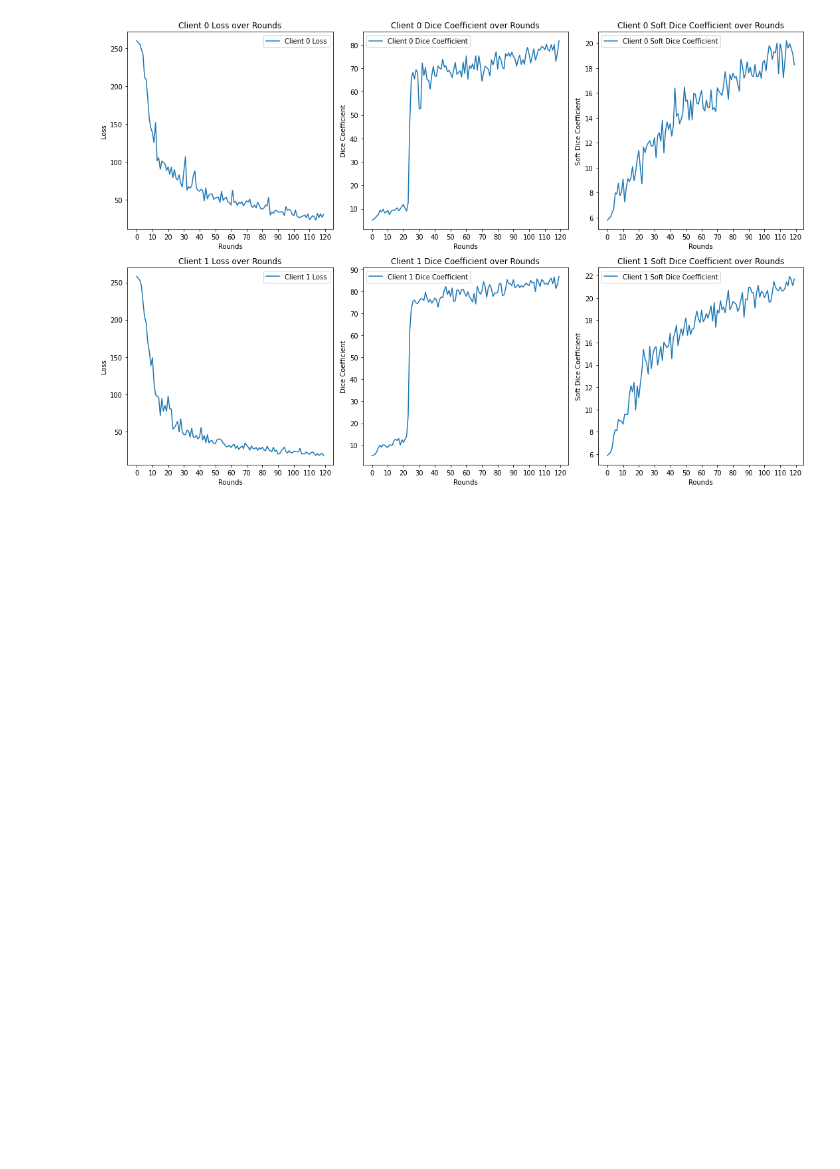
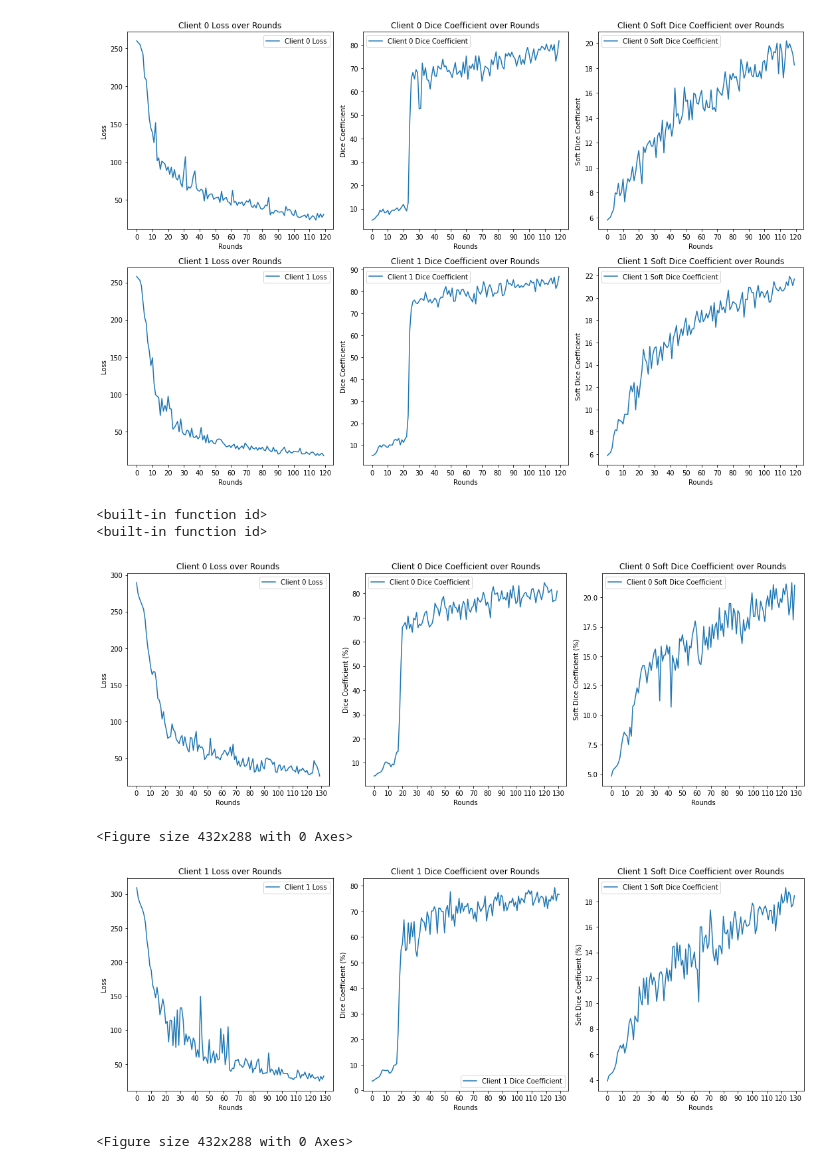
Before and after one commit to jeremyscodes/Training-a-U-Net-Model-for-Brain-Tumour-Segmentation-Using-Federated-Learning, a Jupyter notebook: Flower_New_Adapted_Flwr_1_5/plots.ipynb, the cells around one changed output. Drawn from its saved outputs; the diff is of its cells as text; code cells hidden in the pictures; blank space fills up the shorter version.

```diff
--- a/Flower_New_Adapted_Flwr_1_5/plots.ipynb
+++ b/Flower_New_Adapted_Flwr_1_5/plots.ipynb
@@ -56,3 +56,61 @@ plt.tight_layout()
 plt.show()
 # %% [output]
 [figure]
+# %%
+# Read in the .npy files from Flower_New_Adapted_Flwr_1_5 directory
+import numpy as np
+import matplotlib.pyplot as plt
+
+for client_id in range(0,2):
+    plt.figure(figsize=(15, 5 * 2))
+    idx=client_id
+    print(id)
+    losses = np.load(f'Plots/X_client_{client_id}_losses.npy')
+    dice_coefs = np.load(f'Plots/X_client_{client_id}_dice_coefs.npy')
+    soft_dice_coefs = np.load(f'Plots/X_client_{client_id}_soft_dice_coefs.npy')
+    losses = [100.0 * data for data in losses]
+    dice_coefs = [100.0 * data for data in dice_coefs]
+    soft_dice_coefs = [100.0 * data for data in soft_dice_coefs]
+
+    # Plotting Loss for the client
+    plt.subplot(2, 3, idx * 3 + 1)
+    plt.plot(losses, label=f'Client {client_id} Loss')
+    plt.title(f'Client {client_id} Loss over Rounds')
+    plt.xlabel('Rounds')
+    plt.ylabel('Loss')
+    plt.xticks(range(0,len(losses)+10,10))
+    # plt.ylim(0, 100)  # set y-axis range to 0-100
+    plt.legend()
+
+    # Plotting Dice Coefficient for the client
+    plt.subplot(2, 3, idx * 3 + 2)
+    plt.plot(dice_coefs, label=f'Client {client_id} Dice Coefficient')
+    plt.title(f'Client {client_id} Dice Coefficient over Rounds')
+    plt.xlabel('Rounds')
+    plt.ylabel('Dice Coefficient (%)')
+    plt.xticks(range(0,len(dice_coefs)+10,10))
+    # plt.ylim(0, 100)  # set y-axis range to 0-100
+    plt.legend()
+
+    # Plotting Soft Dice Coefficient for the client
+    plt.subplot(2, 3, idx * 3 + 3)
+    plt.plot(soft_dice_coefs, label=f'Client {client_id} Soft Dice Coefficient')
+    plt.title(f'Client {client_id} Soft Dice Coefficient over Rounds')
+    plt.xlabel('Rounds')
+    plt.ylabel('Soft Dice Coefficient (%)')
+    plt.xticks(range(0,len(soft_dice_coefs)+10,10))
+    # plt.ylim(0, 100)  # set y-axis range to 0-100
+    plt.legend()
+
+    # Adjust layout and display the plots
+    plt.tight_layout()
+    plt.savefig(f'Plots/X_2_clients_plots_FedAvg_client_{client_id}.png')
+    # plt.show()
+    plt.figure()
+# %% [output]
+<built-in function id>
+<built-in function id>
+[figure, added]
+<Figure size 432x288 with 0 Axes>
+[figure, added]
+<Figure size 432x288 with 0 Axes>
```
Also changed, not shown: 7 other files.
